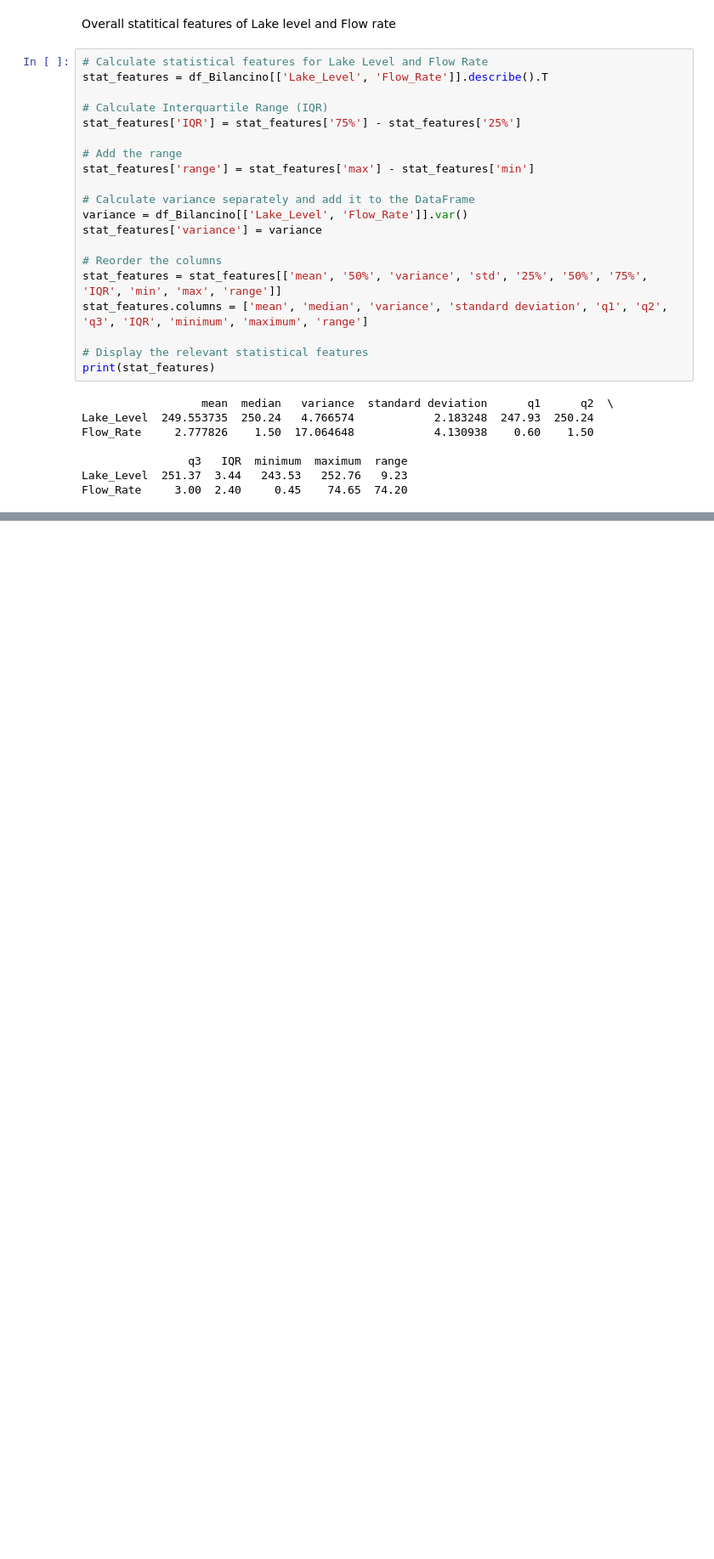
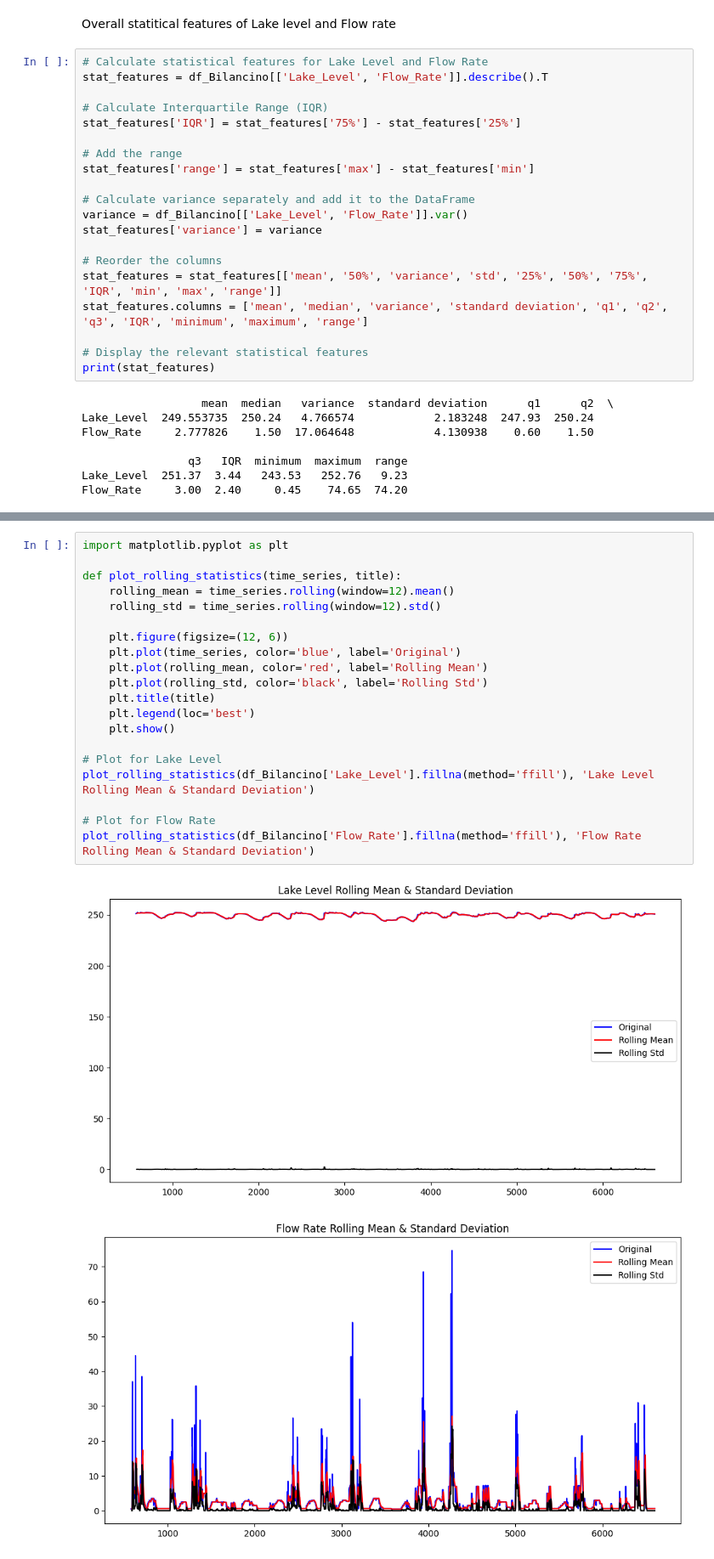
Before and after one commit to 4GeeksAcademy/Time-Series-Marcel, a Jupyter notebook: src/explore.ipynb, the cells around one changed output, grey strips where cells are left out. Shown at 85% size. Cells and saved outputs as stored; diff of their text form; blank space fills up the shorter version.

```diff
--- a/src/explore.ipynb
+++ b/src/explore.ipynb
@@ -167,0 +200,23 @@ plt.show()
+# %%
+import matplotlib.pyplot as plt
+
+def plot_rolling_statistics(time_series, title):
+    rolling_mean = time_series.rolling(window=12).mean()
+    rolling_std = time_series.rolling(window=12).std()
+
+    plt.figure(figsize=(12, 6))
+    plt.plot(time_series, color='blue', label='Original')
+    plt.plot(rolling_mean, color='red', label='Rolling Mean')
+    plt.plot(rolling_std, color='black', label='Rolling Std')
+    plt.title(title)
+    plt.legend(loc='best')
+    plt.show()
+
+# Plot for Lake Level
+plot_rolling_statistics(df_Bilancino['Lake_Level'].fillna(method='ffill'), 'Lake Level Rolling Mean & Standard Deviation')
+
+# Plot for Flow Rate
+plot_rolling_statistics(df_Bilancino['Flow_Rate'].fillna(method='ffill'), 'Flow Rate Rolling Mean & Standard Deviation')
+# %% [output]
+[figure, added]
+[figure, added]
```
Also changed, not shown: parts of 8 cells of this notebook.
